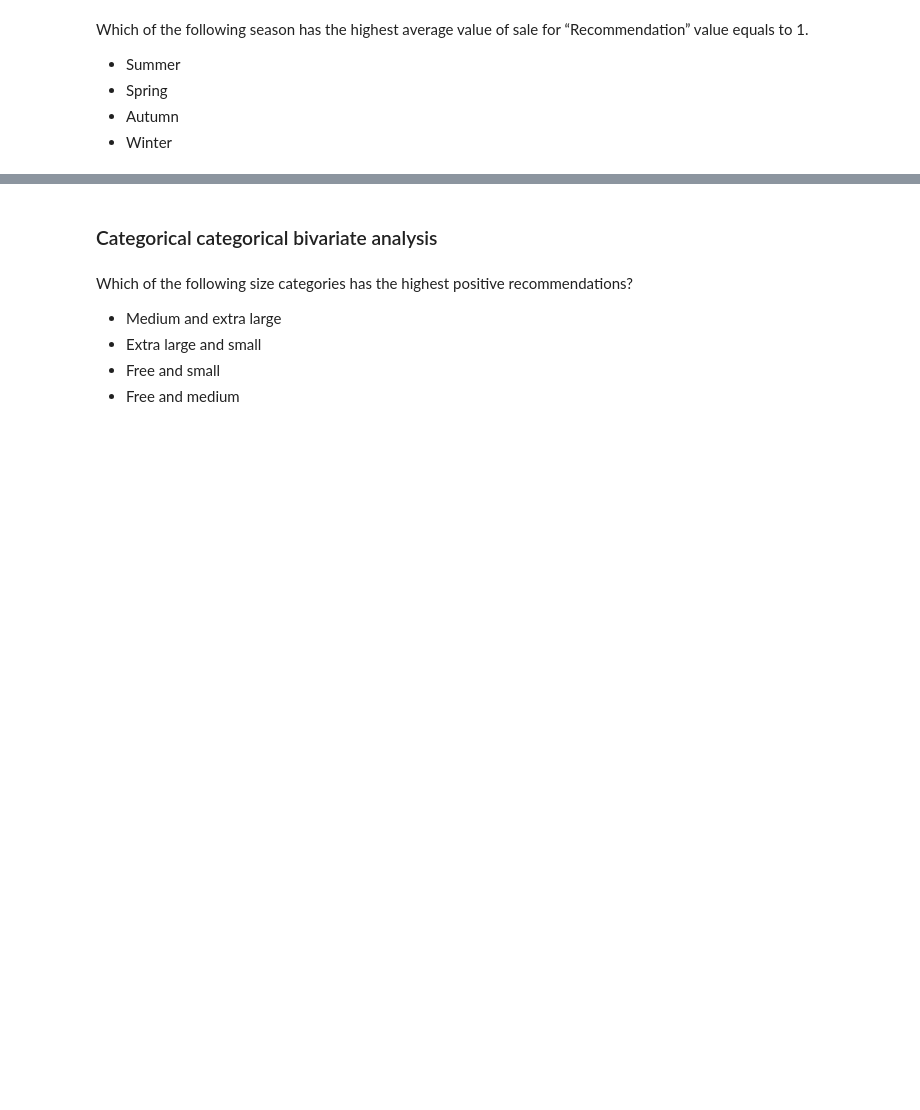
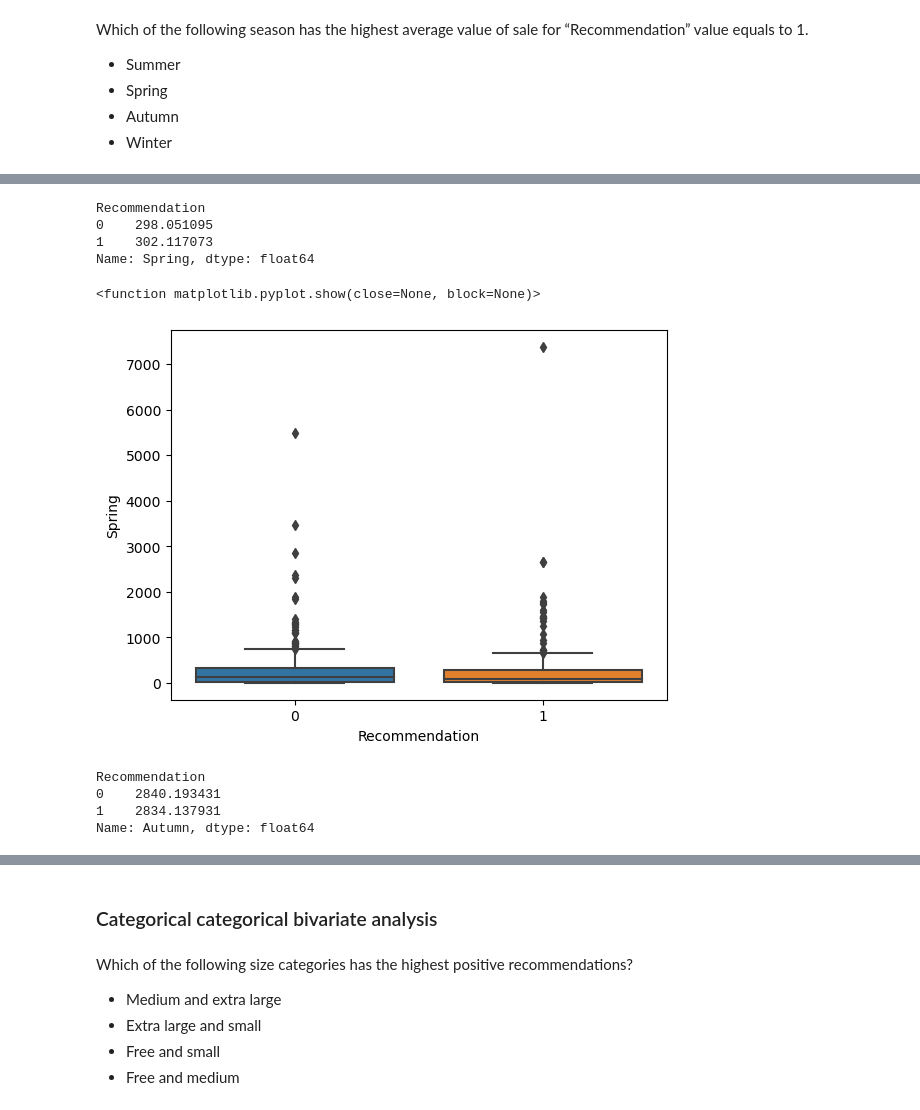
Before and after one commit to rubi-bakshi/EDA, a Jupyter notebook: EDA+Graded+Exercise project.ipynb, the cells around one changed output, grey strips where cells are left out. Cells and saved outputs as stored; diff of their text form; code cells hidden in the pictures; blank space fills up the shorter version.

```diff
--- a/EDA+Graded+Exercise project.ipynb
+++ b/EDA+Graded+Exercise project.ipynb
@@ -714,4 +970,22 @@ Which of the following season has the highest average value of sale for “Recom
 # %%
 # Spring sale vs Recommendation.
+inp0.groupby('Recommendation')['Spring'].mean()
+# %% [output]
+Recommendation
+0    298.051095
+1    302.117073
+Name: Spring, dtype: float64
+# %%
+sns.boxplot(data=inp0, x= 'Recommendation', y = 'Spring')
+plt.show
+# %% [output]
+<function matplotlib.pyplot.show(close=None, block=None)>
+[figure, added]
 # %%
 # Autumn sale vs Recommendation.
+inp0.groupby('Recommendation')['Autumn'].mean()
+# %% [output]
+Recommendation
+0    2840.193431
+1    2834.137931
+Name: Autumn, dtype: float64
```
Also changed, not shown: parts of 43 cells of this notebook.
